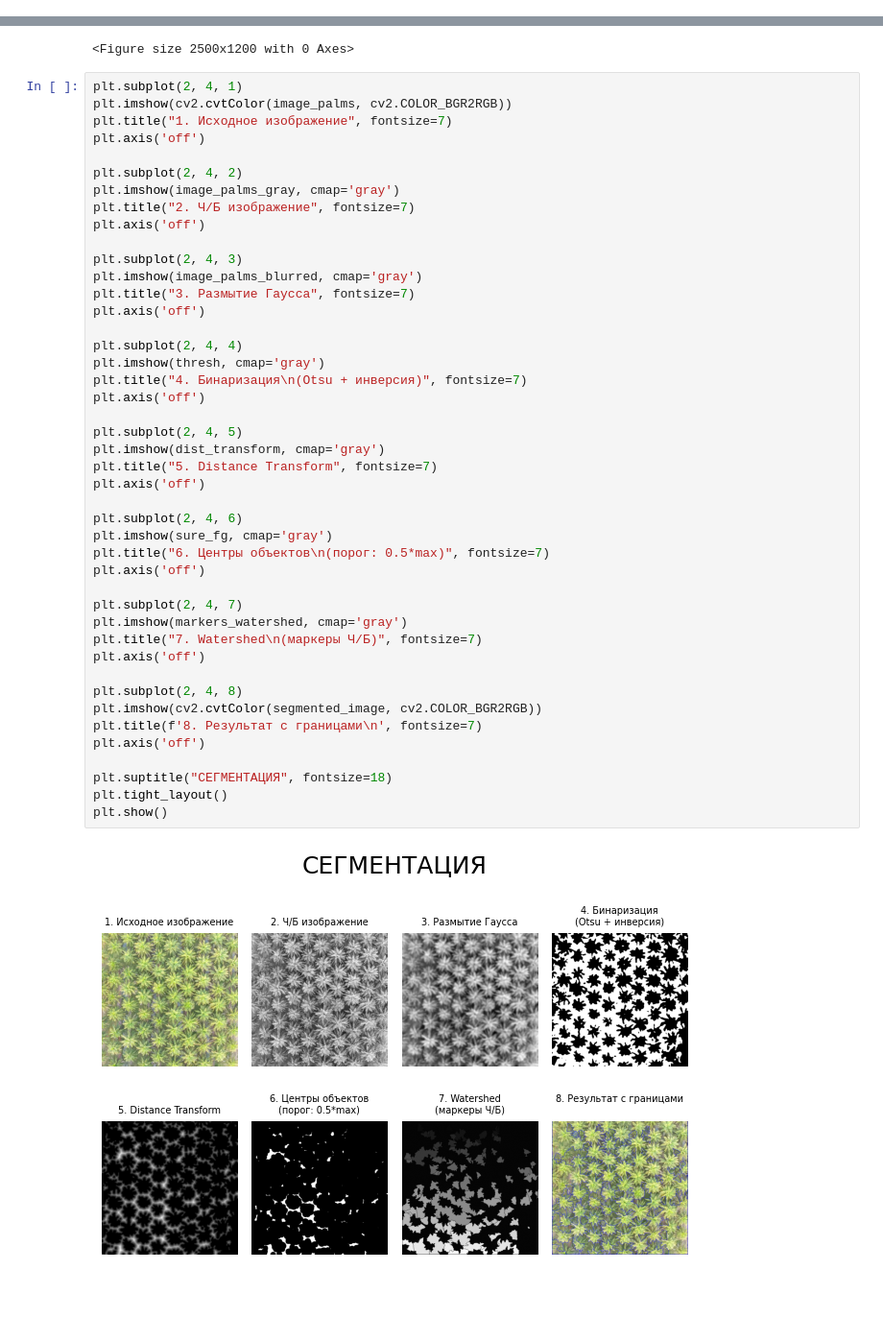
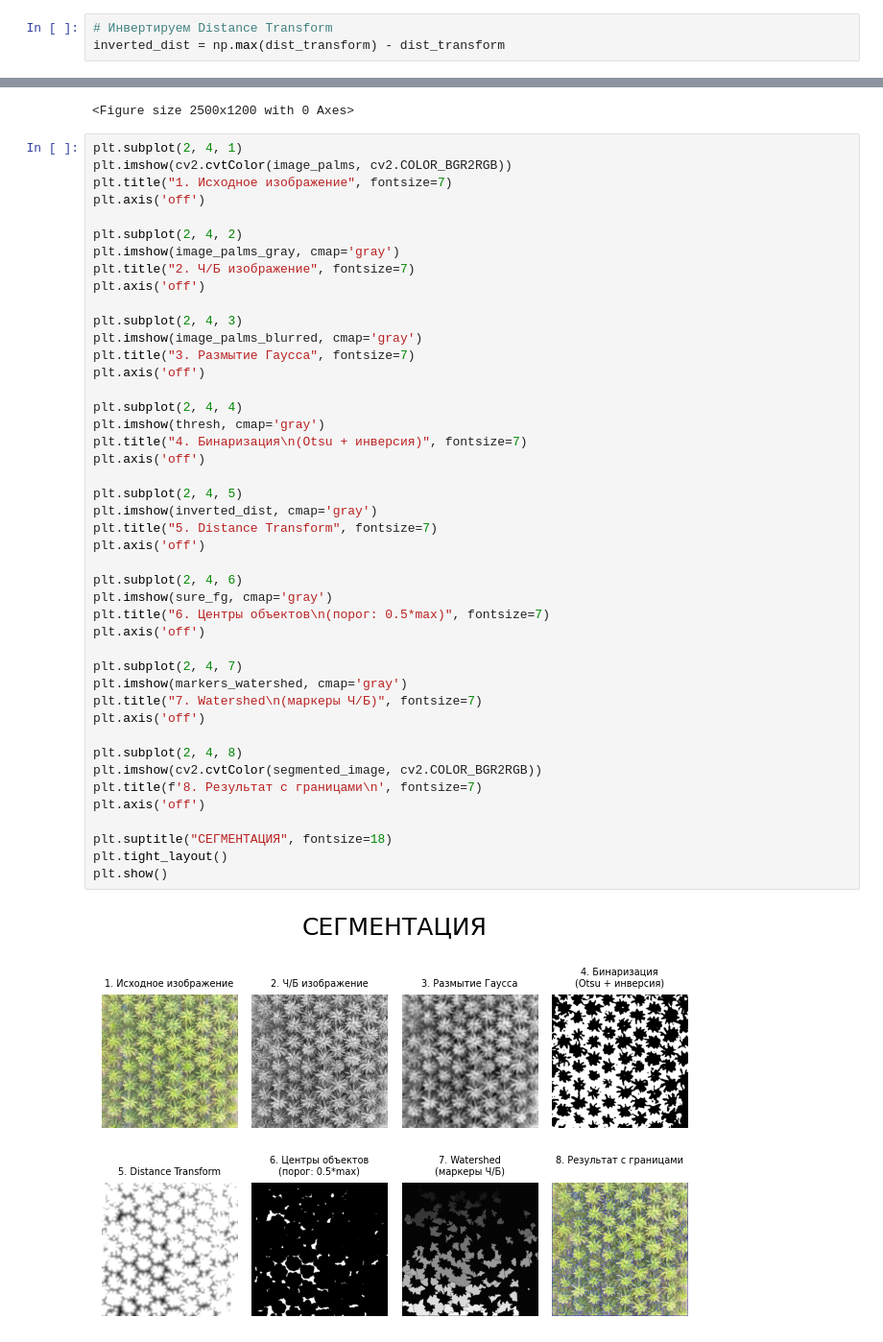
Before and after one commit to baifffboy/image_processing, a Jupyter notebook: 4/DE_IP_2024_Task_4.ipynb, the cells around one changed output, grey strips where cells are left out. Shown at 96% size. Drawn from its saved outputs; the diff is of its cells as text; blank space fills up the shorter version.

```diff
--- a/4/DE_IP_2024_Task_4.ipynb
+++ b/4/DE_IP_2024_Task_4.ipynb
@@ -316,0 +320,3 @@ dist_transform = cv2.distanceTransform(opening, cv2.DIST_L2, 5)
+# %%
+# Инвертируем Distance Transform
+inverted_dist = np.max(dist_transform) - dist_transform
@@ -363,32 +373,32 @@ plt.title("3. Размытие Гаусса", fontsize=7)
 plt.axis('off')
 
 plt.subplot(2, 4, 4)
 plt.imshow(thresh, cmap='gray')
 plt.title("4. Бинаризация\n(Otsu + инверсия)", fontsize=7)
 plt.axis('off')
 
 plt.subplot(2, 4, 5)
-plt.imshow(dist_transform, cmap='gray')
+plt.imshow(inverted_dist, cmap='gray')
 plt.title("5. Distance Transform", fontsize=7)
 plt.axis('off')
 
 plt.subplot(2, 4, 6)
 plt.imshow(sure_fg, cmap='gray')
 plt.title("6. Центры объектов\n(порог: 0.5*max)", fontsize=7)
 plt.axis('off')
 
 plt.subplot(2, 4, 7)
 plt.imshow(markers_watershed, cmap='gray')
 plt.title("7. Watershed\n(маркеры Ч/Б)", fontsize=7)
 plt.axis('off')
 
 plt.subplot(2, 4, 8)
 plt.imshow(cv2.cvtColor(segmented_image, cv2.COLOR_BGR2RGB))
 plt.title(f'8. Результат с границами\n', fontsize=7)
 plt.axis('off')
 
 plt.suptitle("СЕГМЕНТАЦИЯ", fontsize=18)
 plt.tight_layout()
 plt.show()
 # %% [output]
-[figure, old version]
+[figure, new version]
```
Also changed, not shown: parts of 3 cells of this notebook.
